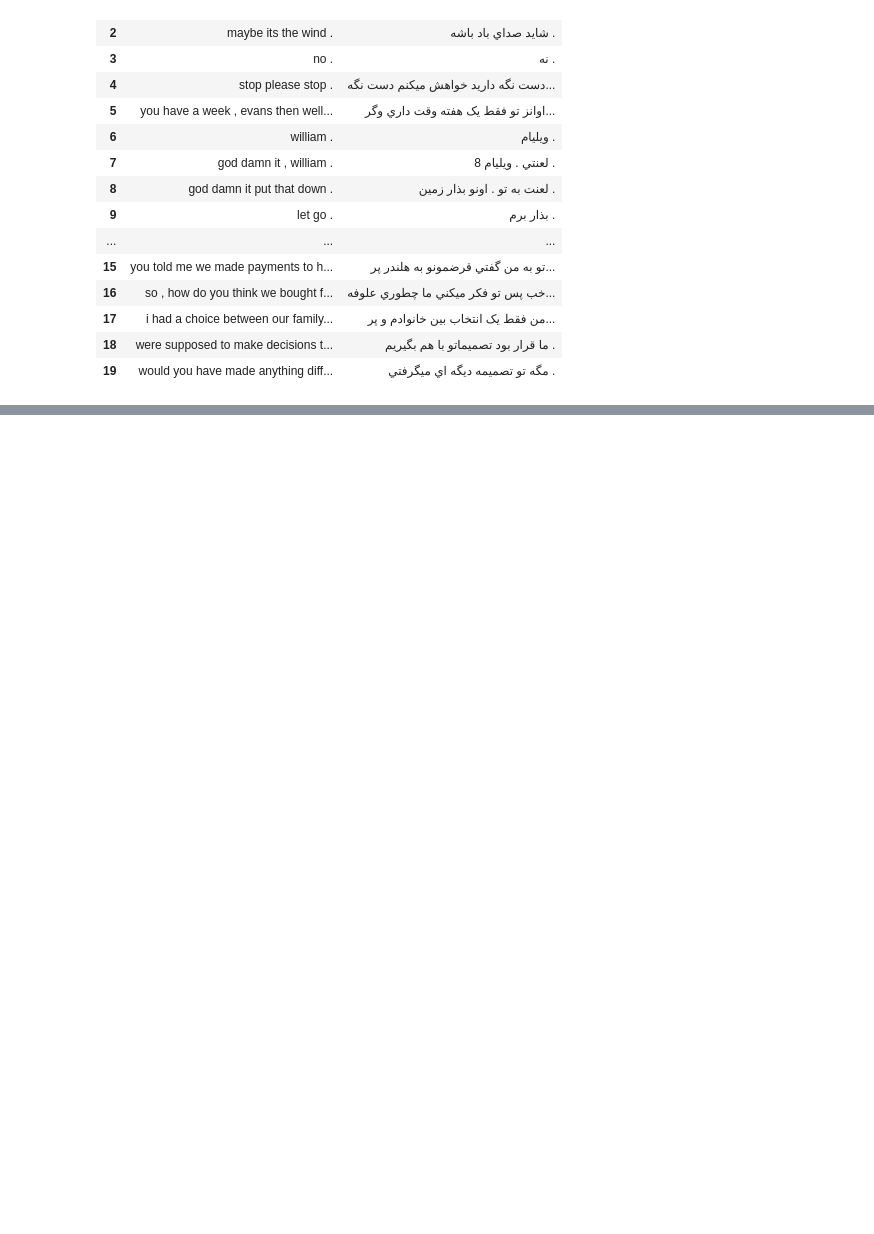
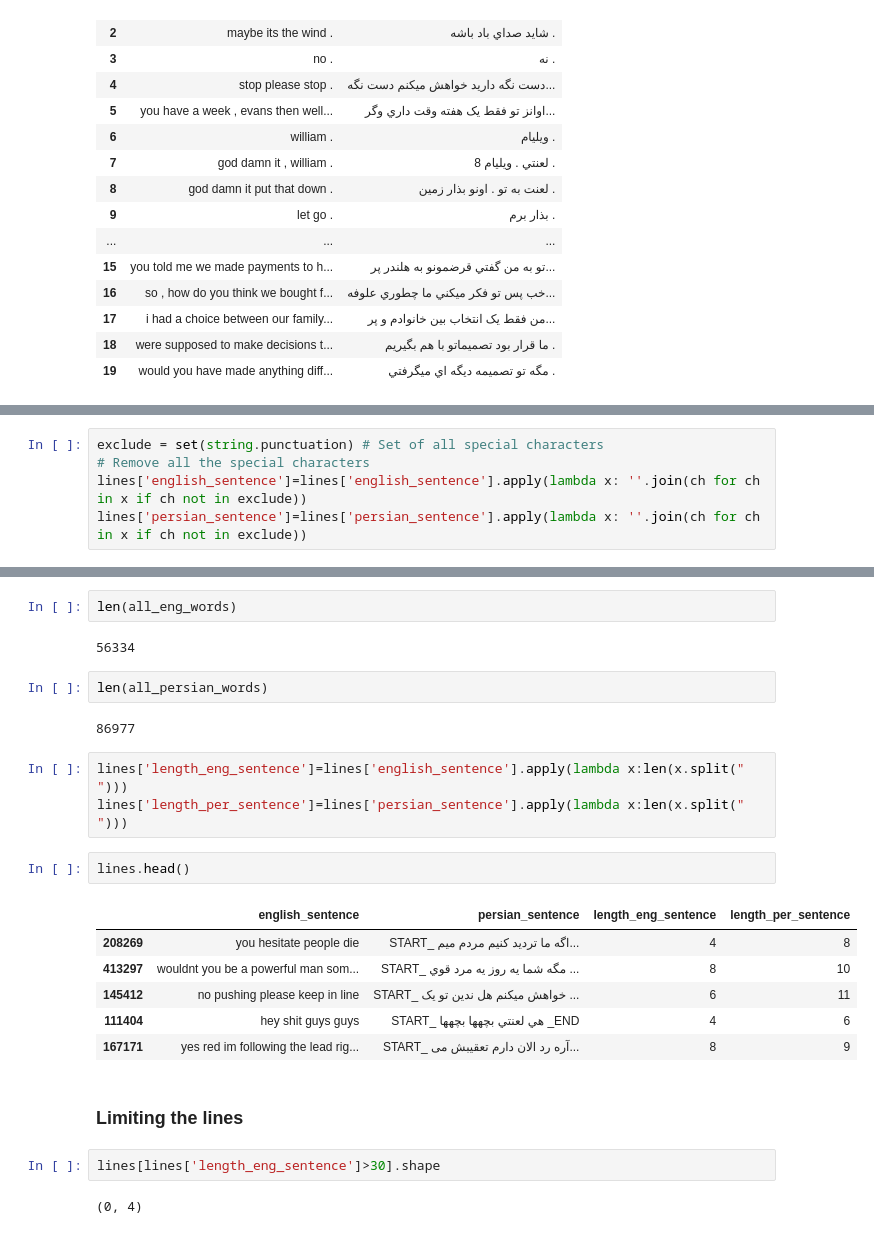
Before and after one commit to AmirHajimohamadi/nlp, a Jupyter notebook: exercise2/neural_machine_translation.ipynb, the cells around one changed output, grey strips where cells are left out. Cells and saved outputs as stored; diff of their text form; blank space fills up the shorter version.

```diff
--- a/exercise2/neural_machine_translation.ipynb
+++ b/exercise2/neural_machine_translation.ipynb
@@ -116,0 +151,5 @@ lines.head(20)
+# %%
+exclude = set(string.punctuation) # Set of all special characters
+# Remove all the special characters
+lines['english_sentence']=lines['english_sentence'].apply(lambda x: ''.join(ch for ch in x if ch not in exclude))
+lines['persian_sentence']=lines['persian_sentence'].apply(lambda x: ''.join(ch for ch in x if ch not in exclude))
@@ -116,0 +197,26 @@ lines.head(20)
+# %%
+len(all_eng_words)
+# %% [output]
+56334
+# %%
+len(all_persian_words)
+# %% [output]
+86977
+# %%
+lines['length_eng_sentence']=lines['english_sentence'].apply(lambda x:len(x.split(" ")))
+lines['length_per_sentence']=lines['persian_sentence'].apply(lambda x:len(x.split(" ")))
+# %%
+lines.head()
+# %% [output]
+|  | english_sentence | persian_sentence | length_eng_sentence | length_per_sentence |
+| 208269 | you hesitate people die | START_ اگه ما ترديد کنيم مردم ميم... | 4 | 8 |
+| 413297 | wouldnt you be a powerful man som... | START_ مگه شما يه روز يه مرد قوي ... | 8 | 10 |
+| 145412 | no pushing please keep in line | START_ خواهش ميكنم هل ندين تو يک ... | 6 | 11 |
+| 111404 | hey shit guys guys | START_ هي لعنتي بچهها بچهها _END | 4 | 6 |
+| 167171 | yes red im following the lead rig... | START_ آره رد الان دارم تعقیبش می... | 8 | 9 |
+# %% [markdown]
+### Limiting the lines
+# %%
+lines[lines['length_eng_sentence']>30].shape
+# %% [output]
+(0, 4)
```
Also changed, not shown: parts of 27 cells of this notebook.
